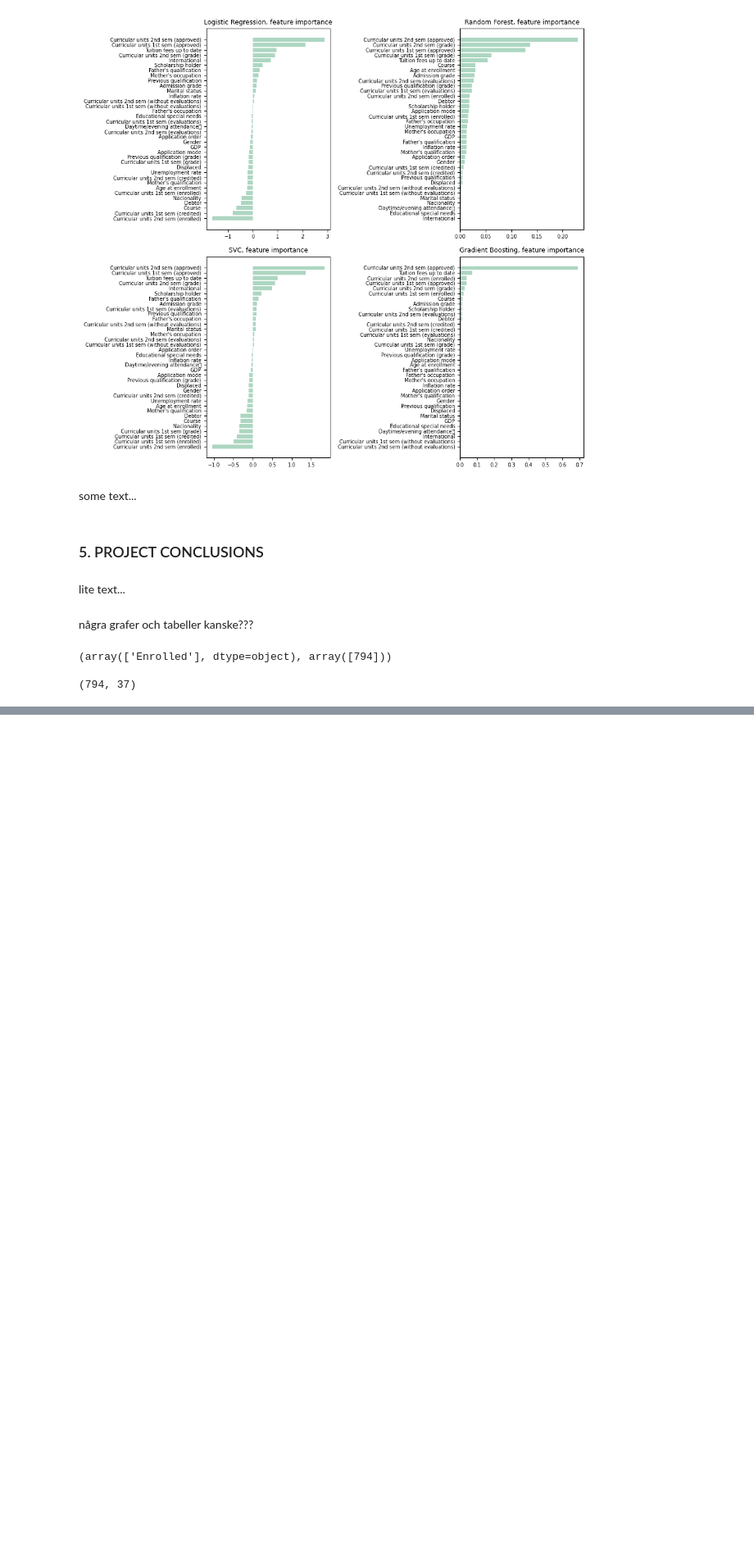
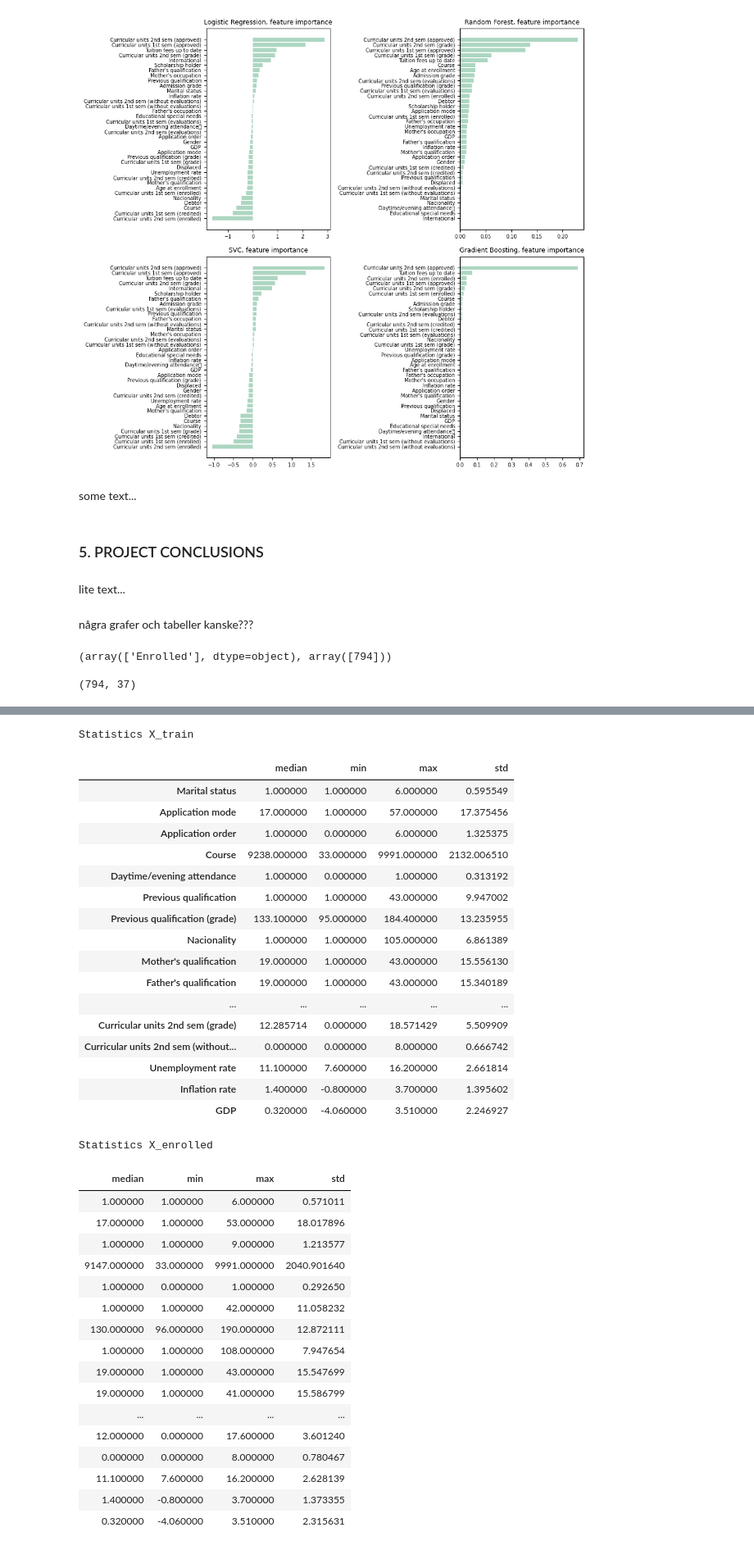
Before and after one commit to LLUhlin/data-science-project, a Jupyter notebook: student_final.ipynb, the cells around one changed output, grey strips where cells are left out. Shown at 82% size. Cells and saved outputs as stored; diff of their text form; code cells hidden in the pictures; blank space fills up the shorter version.

```diff
--- a/student_final.ipynb
+++ b/student_final.ipynb
@@ -621,0 +673,48 @@ KeyError: 9
+# %%
+from IPython.display import display_html
+
+stat_sum = X_train.agg(['median', 'min', 'max', 'std'])
+stat_sum_sc = X_enr.agg(['median', 'min', 'max', 'std'])
+df1stat = stat_sum.transpose()
+df2stat = stat_sum_sc.transpose()
+
+df1styler = df1stat.style.set_table_attributes("style='display:inline'").set_caption('Statistics X_train')
+df2styler = df2stat.style.hide(axis='index').set_table_attributes("style='display:inline'").set_caption('Statistics X_enrolled')
+display_html(df1styler._repr_html_() + df2styler._repr_html_(), raw=True)
+# %% [output]
+Statistics X_train
+|  | median | min | max | std |
+| Marital status | 1.000000 | 1.000000 | 6.000000 | 0.595549 |
+| Application mode | 17.000000 | 1.000000 | 57.000000 | 17.375456 |
+| Application order | 1.000000 | 0.000000 | 6.000000 | 1.325375 |
+| Course | 9238.000000 | 33.000000 | 9991.000000 | 2132.006510 |
+| Daytime/evening attendance | 1.000000 | 0.000000 | 1.000000 | 0.313192 |
+| Previous qualification | 1.000000 | 1.000000 | 43.000000 | 9.947002 |
+| Previous qualification (grade) | 133.100000 | 95.000000 | 184.400000 | 13.235955 |
+| Nacionality | 1.000000 | 1.000000 | 105.000000 | 6.861389 |
+| Mother's qualification | 19.000000 | 1.000000 | 43.000000 | 15.556130 |
+| Father's qualification | 19.000000 | 1.000000 | 43.000000 | 15.340189 |
+| ... | ... | ... | ... | ... |
+| Curricular units 2nd sem (grade) | 12.285714 | 0.000000 | 18.571429 | 5.509909 |
+| Curricular units 2nd sem (without... | 0.000000 | 0.000000 | 8.000000 | 0.666742 |
+| Unemployment rate | 11.100000 | 7.600000 | 16.200000 | 2.661814 |
+| Inflation rate | 1.400000 | -0.800000 | 3.700000 | 1.395602 |
+| GDP | 0.320000 | -4.060000 | 3.510000 | 2.246927 |
+Statistics X_enrolled
+| median | min | max | std |
+| 1.000000 | 1.000000 | 6.000000 | 0.571011 |
+| 17.000000 | 1.000000 | 53.000000 | 18.017896 |
+| 1.000000 | 1.000000 | 9.000000 | 1.213577 |
+| 9147.000000 | 33.000000 | 9991.000000 | 2040.901640 |
+| 1.000000 | 0.000000 | 1.000000 | 0.292650 |
+| 1.000000 | 1.000000 | 42.000000 | 11.058232 |
+| 130.000000 | 96.000000 | 190.000000 | 12.872111 |
+| 1.000000 | 1.000000 | 108.000000 | 7.947654 |
+| 19.000000 | 1.000000 | 43.000000 | 15.547699 |
+| 19.000000 | 1.000000 | 41.000000 | 15.586799 |
+| ... | ... | ... | ... |
+| 12.000000 | 0.000000 | 17.600000 | 3.601240 |
+| 0.000000 | 0.000000 | 8.000000 | 0.780467 |
+| 11.100000 | 7.600000 | 16.200000 | 2.628139 |
+| 1.400000 | -0.800000 | 3.700000 | 1.373355 |
+| 0.320000 | -4.060000 | 3.510000 | 2.315631 |
```
Also changed, not shown: parts of 8 cells of this notebook.
